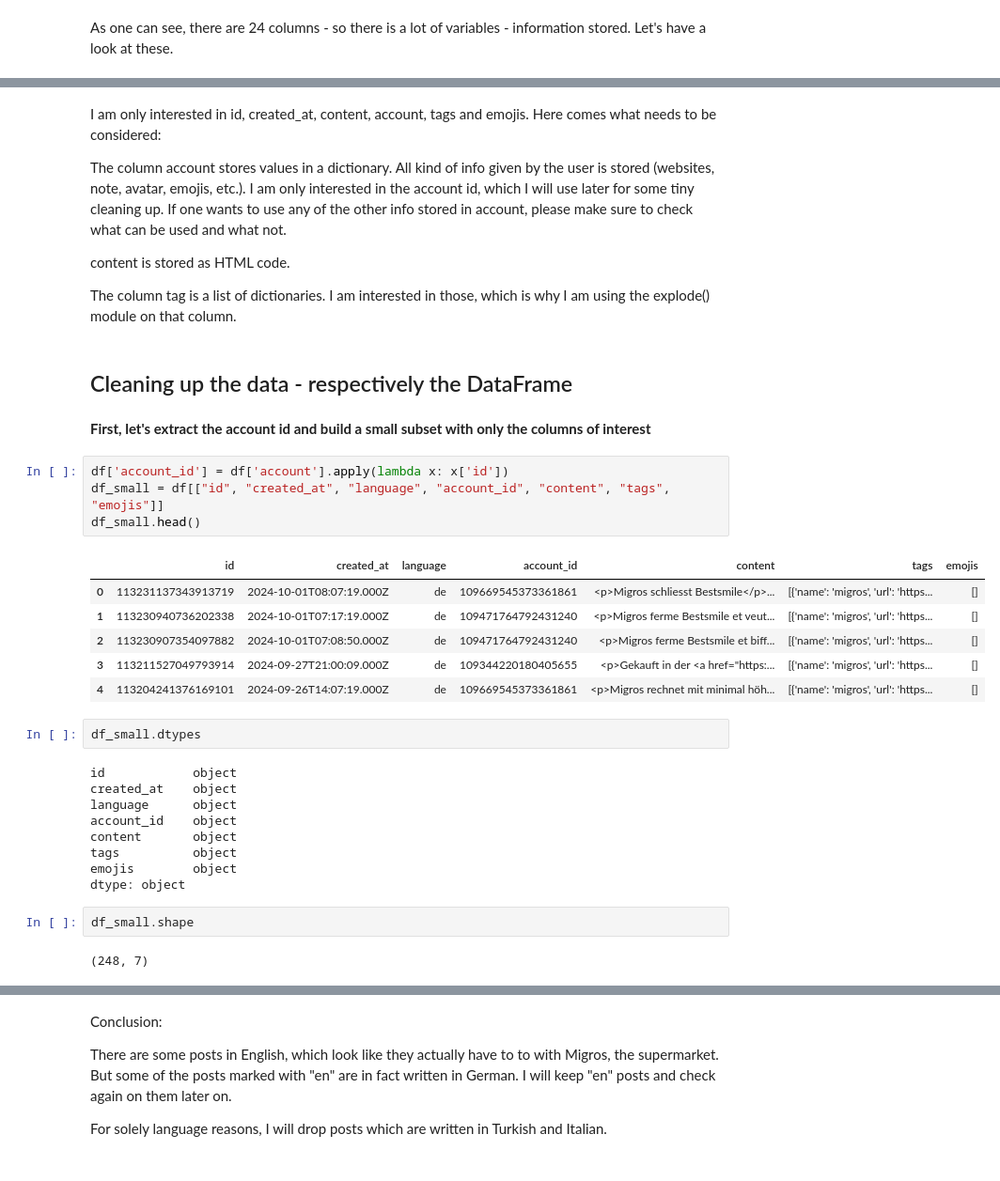
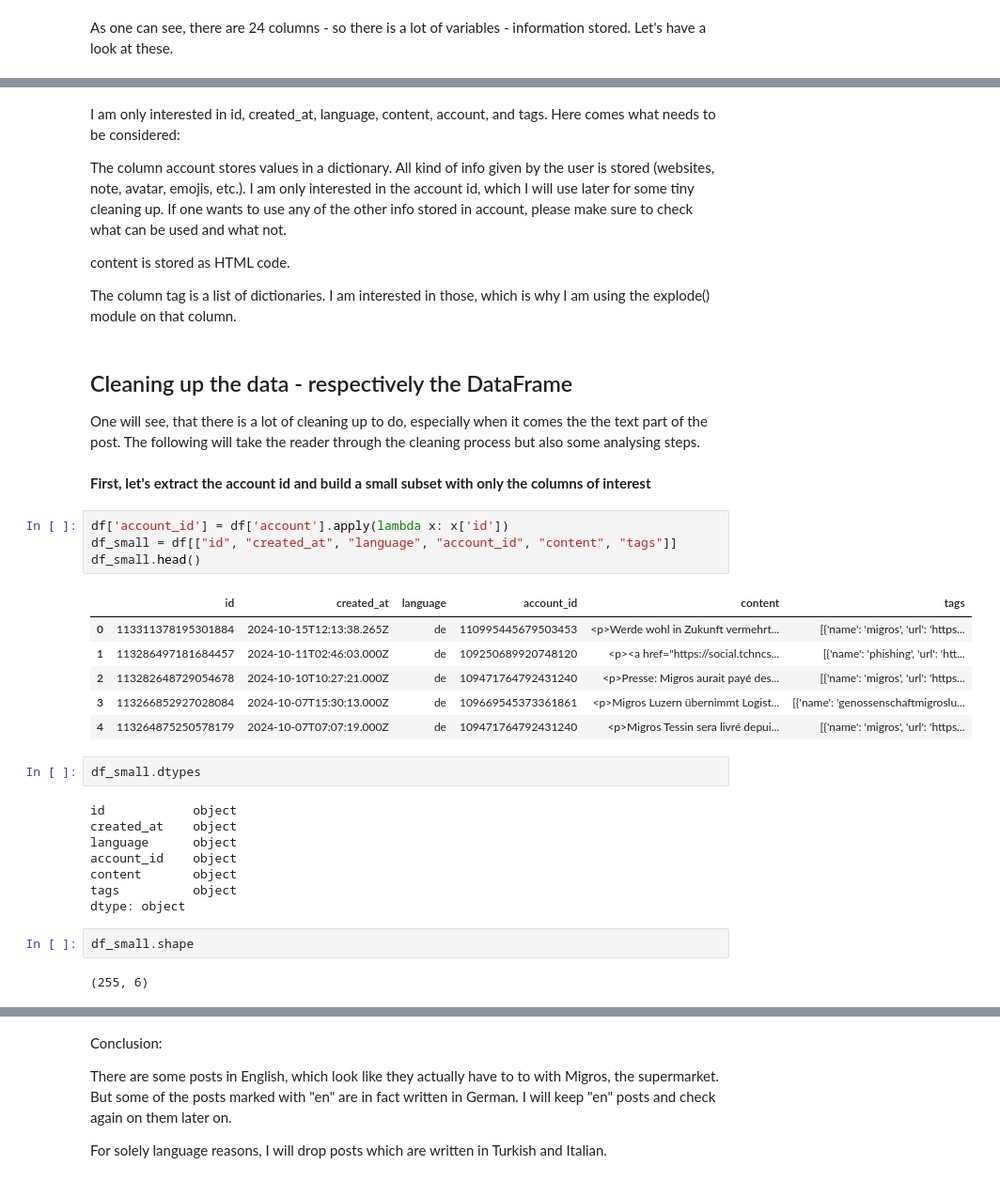
Before and after one commit to StefWed/investigate-public-opinion-on-retail, a Jupyter notebook: notebooks/Mastodon_Migros_Prototype.ipynb, the cells around one changed output, grey strips where cells are left out. Shown at 94% size. Drawn from its saved outputs; the diff is of its cells as text.

Commit message:
Add Changes to Mastodon Migros Notebook Regarding Data Cleaning and Word Counts

```diff
--- a/notebooks/Mastodon_Migros_Prototype.ipynb
+++ b/notebooks/Mastodon_Migros_Prototype.ipynb
@@ -164,6 +164,6 @@ Index(['id', 'created_at', 'in_reply_to_id', 'in_reply_to_account_id',
       dtype='object')
 # %% [markdown]
-I am only interested in id, created_at, content, account, tags and emojis. Here comes what needs to be considered:
+I am only interested in id, created_at, language, content, account, and tags. Here comes what needs to be considered:
 
 The column account stores values in a dictionary. All kind of info given by the user is stored (websites, note, avatar, emojis, etc.). I am only interested in the account id, which I will use later for some tiny cleaning up. If one wants to use any of the other info stored in account, please make sure to check what can be used and what not.
 
@@ -172,19 +172,21 @@ content is stored as HTML code.
 The column tag is a list of dictionaries. I am interested in those, which is why I am using the explode() module on that column.
 # %% [markdown]
 ## Cleaning up the data - respectively the DataFrame
+
+One will see, that there is a lot of cleaning up to do, especially when it comes the the text part of the post. The following will take the reader through the cleaning process but also some analysing steps.
 # %% [markdown]
 **First, let's extract the account id and build a small subset with only the columns of interest**
 # %%
 df['account_id'] = df['account'].apply(lambda x: x['id'])
-df_small = df[["id", "created_at", "language", "account_id", "content", "tags", "emojis"]]
+df_small = df[["id", "created_at", "language", "account_id", "content", "tags"]]
 df_small.head()
 # %% [output]
-|  | id | created_at | language | account_id | content | tags | emojis |
-| 0 | 113231137343913719 | 2024-10-01T08:07:19.000Z | de | 109669545373361861 | <p>Migros schliesst Bestsmile</p>... | [{'name': 'migros', 'url': 'https... | [] |
-| 1 | 113230940736202338 | 2024-10-01T07:17:19.000Z | de | 109471764792431240 | <p>Migros ferme Bestsmile et veut... | [{'name': 'migros', 'url': 'https... | [] |
-| 2 | 113230907354097882 | 2024-10-01T07:08:50.000Z | de | 109471764792431240 | <p>Migros ferme Bestsmile et biff... | [{'name': 'migros', 'url': 'https... | [] |
-| 3 | 113211527049793914 | 2024-09-27T21:00:09.000Z | de | 109344220180405655 | <p>Gekauft in der <a href="https:... | [{'name': 'migros', 'url': 'https... | [] |
-| 4 | 113204241376169101 | 2024-09-26T14:07:19.000Z | de | 109669545373361861 | <p>Migros rechnet mit minimal höh... | [{'name': 'migros', 'url': 'https... | [] |
+|  | id | created_at | language | account_id | content | tags |
+| 0 | 113311378195301884 | 2024-10-15T12:13:38.265Z | de | 110995445679503453 | <p>Werde wohl in Zukunft vermehrt... | [{'name': 'migros', 'url': 'https... |
+| 1 | 113286497181684457 | 2024-10-11T02:46:03.000Z | de | 109250689920748120 | <p><a href="https://social.tchncs... | [{'name': 'phishing', 'url': 'htt... |
+| 2 | 113282648729054678 | 2024-10-10T10:27:21.000Z | de | 109471764792431240 | <p>Presse: Migros aurait payé des... | [{'name': 'migros', 'url': 'https... |
+| 3 | 113266852927028084 | 2024-10-07T15:30:13.000Z | de | 109669545373361861 | <p>Migros Luzern übernimmt Logist... | [{'name': 'genossenschaftmigroslu... |
+| 4 | 113264875250578179 | 2024-10-07T07:07:19.000Z | de | 109471764792431240 | <p>Migros Tessin sera livré depui... | [{'name': 'migros', 'url': 'https... |
 # %%
 df_small.dtypes
 # %% [output]
@@ -194,12 +196,11 @@ language      object
 account_id    object
 content       object
 tags          object
-emojis        object
 dtype: object
 # %%
 df_small.shape
 # %% [output]
-(248, 7)
+(255, 6)
 # %% [markdown]
 **Languages**
 
```
Also changed, not shown: parts of 54 cells of this notebook.
